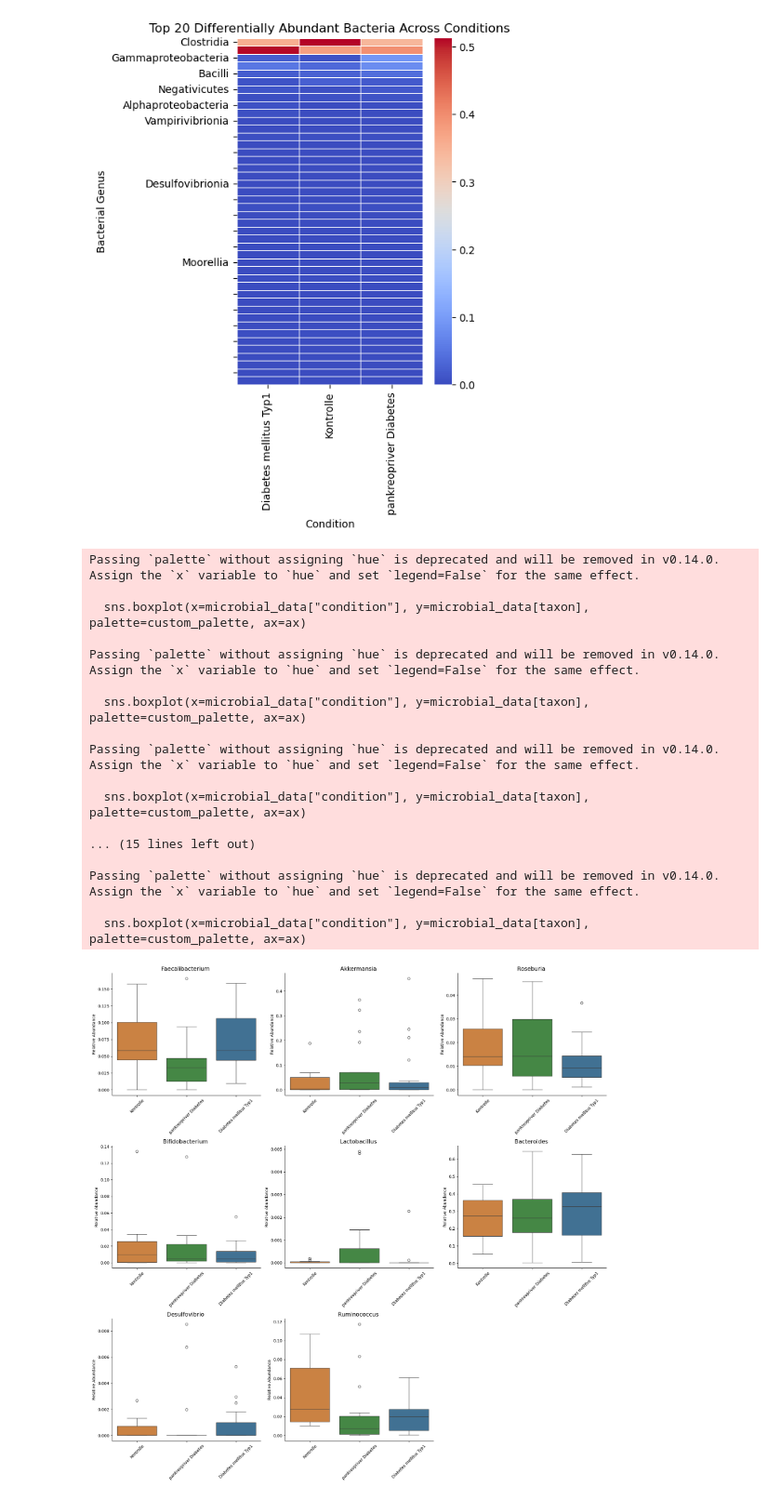
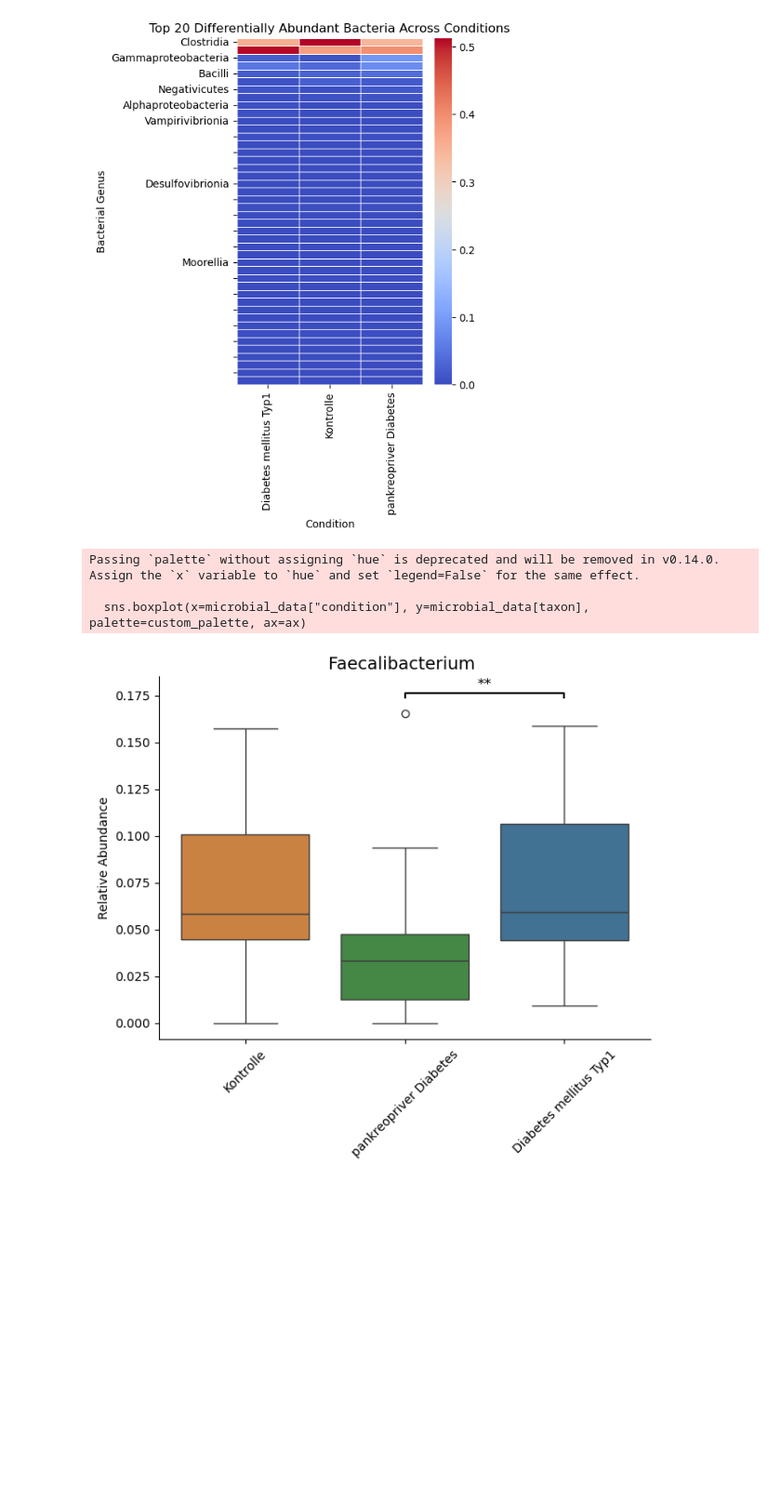
Before and after one commit to ErikaKvalem/Effenberger-Diabetes, a Jupyter notebook: 02-scripts/microbial_diffs_pdm_dm.ipynb, the cells around one changed output. Shown at 93% size. Cells and saved outputs as stored; diff of their text form; code cells hidden in the pictures; blank space fills up the shorter version.

Commit message:
boxplot statistics

```diff
--- a/02-scripts/microbial_diffs_pdm_dm.ipynb
+++ b/02-scripts/microbial_diffs_pdm_dm.ipynb
@@ -97,0 +106,5 @@ plt.show()
+# %%
+# Extract only microbial taxa names (last part of taxonomy string)
+def extract_species_name(taxonomy):
+    """Extract the last part of a taxonomy string (genus name)."""
+    return taxonomy.split(';')[-1].strip()
@@ -98,3 +120,6 @@ plt.show()
+# %%
+# Define the taxon of interest
+taxon = "Akkermansia"
 # %%
 import pandas as pd
 import numpy as np
@@ -127,15 +152,15 @@ microbial_data = microbial_data.div(microbial_data.sum(axis=1), axis=0)
 microbial_data["condition"] = df["condition"]
 
 # Define key taxa related to insulin loss
-protective_taxa = ["Faecalibacterium", "Akkermansia", "Roseburia", "Bifidobacterium", "Lactobacillus"]
-pathogenic_taxa = ["Bacteroides", "Desulfovibrio", "Ruminococcus"]
-all_taxa = protective_taxa + pathogenic_taxa
+protective_taxa = ["Faecalibacterium"]#, "Akkermansia", "Roseburia", "Bifidobacterium", "Lactobacillus"]
+#pathogenic_taxa = ["Bacteroides", "Desulfovibrio", "Ruminococcus"]
+all_taxa = protective_taxa #+ pathogenic_taxa
 
 # Define condition colors
 custom_palette = {"Diabetes mellitus Typ1": "#3374A1", "Kontrolle": "#E1812C", "pankreopriver Diabetes": "#3A923A"}
 
 # Define condition groups for statistical comparisons
-pairs = [("Kontrolle", "pankreopriver Diabetes"), ("Kontrolle", "Diabetes mellitus Typ1"), ("pankreopriver Diabetes", "Diabetes mellitus Typ1")]
+pairs = [ ("Kontrolle", "Diabetes mellitus Typ1"),("Kontrolle", "pankreopriver Diabetes"),("pankreopriver Diabetes","Diabetes mellitus Typ1")]
 
 # Function to compute p-values
 def compute_pval(data, taxon, group1, group2):
@@ -160,56 +185,60 @@ axes = axes.flatten()
 for i, taxon in enumerate(all_taxa):
     if taxon in microbial_data.columns:
         ax = axes[i]
         sns.boxplot(x=microbial_data["condition"], y=microbial_data[taxon], palette=custom_palette, ax=ax)
         ax.set_title(f"{taxon} ", fontsize=14)
         ax.set_xlabel("")
         ax.set_ylabel("Relative Abundance")
         ax.set_xticklabels(ax.get_xticklabels(), rotation=45)
 
         # Remove plot frame
         sns.despine(ax=ax)
 
-        #Compute and annotate p-values (Stars only, No Bars)
         y_max = microbial_data[taxon].max()
-        height = (y_max *0.02)  # Space above the boxes for annotation
-        shift = -0.4  # Rightward shift for better spacing
+        height = y_max * 0.05  # Vertical spacing for the bars
+        bar_height = height * 0.3  # Height of the bar itself
+        current_y = y_max + height
 
         for j, (g1, g2) in enumerate(pairs):
             pval = compute_pval(microbial_data, taxon, g1, g2)
-            if pval is not None:
+            if pval is not None and pval < 0.05:
                 # Determine significance level
-                significance = "ns" if pval > 0.05 else "*" if pval < 0.05 else "**" if pval < 0.01 else "***"
+                if pval < 0.001:
+                    significance = '***'
+                elif pval < 0.01:
+                    significance = '**'
+                else:
+                    significance = '*'
 
-                # Adjust x-coordinates for centering stars
-                x_pos = (j + j + 1) / 2 + shift  # Midpoint between the two conditions
-                ax.text(x_pos, y_max + height, significance, ha='center', va='bottom', fontsize=12)
+                # Get x positions
+                groups = microbial_data["condition"].unique().tolist()
+                try:
+                    x1 = groups.index(g1)
+                    x2 = groups.index(g2)
+                except ValueError:
+                    continue  # Skip if group not in current data
+
+                # Draw the bar
+                ax.plot([x1, x1, x2, x2], [current_y, current_y + bar_height, current_y + bar_height, current_y],
+                        lw=1.5, color='black')
+                # Add the significance star
+                ax.text((x1 + x2) / 2, current_y + bar_height + (height * 0.1), significance,
+                        ha='center', va='bottom', fontsize=12)
+
+                current_y += height  # Increase y for next bar (if any)
 #
 # Remove empty subplots
 for i in range(len(all_taxa), len(axes)):
     fig.delaxes(axes[i])
 
 # Adjust layout and show
 plt.tight_layout()
 plt.show()
 # %% [output]
 Passing `palette` without assigning `hue` is deprecated and will be removed in v0.14.0. Assign the `x` variable to `hue` and set `legend=False` for the same effect.
 
   sns.boxplot(x=microbial_data["condition"], y=microbial_data[taxon], palette=custom_palette, ax=ax)
-
-Passing `palette` without assigning `hue` is deprecated and will be removed in v0.14.0. Assign the `x` variable to `hue` and set `legend=False` for the same effect.
-
-  sns.boxplot(x=microbial_data["condition"], y=microbial_data[taxon], palette=custom_palette, ax=ax)
-
-Passing `palette` without assigning `hue` is deprecated and will be removed in v0.14.0. Assign the `x` variable to `hue` and set `legend=False` for the same effect.
-
-  sns.boxplot(x=microbial_data["condition"], y=microbial_data[taxon], palette=custom_palette, ax=ax)
-
-... (15 lines left out)
-
-Passing `palette` without assigning `hue` is deprecated and will be removed in v0.14.0. Assign the `x` variable to `hue` and set `legend=False` for the same effect.
-
-  sns.boxplot(x=microbial_data["condition"], y=microbial_data[taxon], palette=custom_palette, ax=ax)
-[figure, old version]
+[figure, new version]
 # %%
 import pandas as pd
 import matplotlib.pyplot as plt
```
Also changed, not shown: parts of 15 cells of this notebook.
